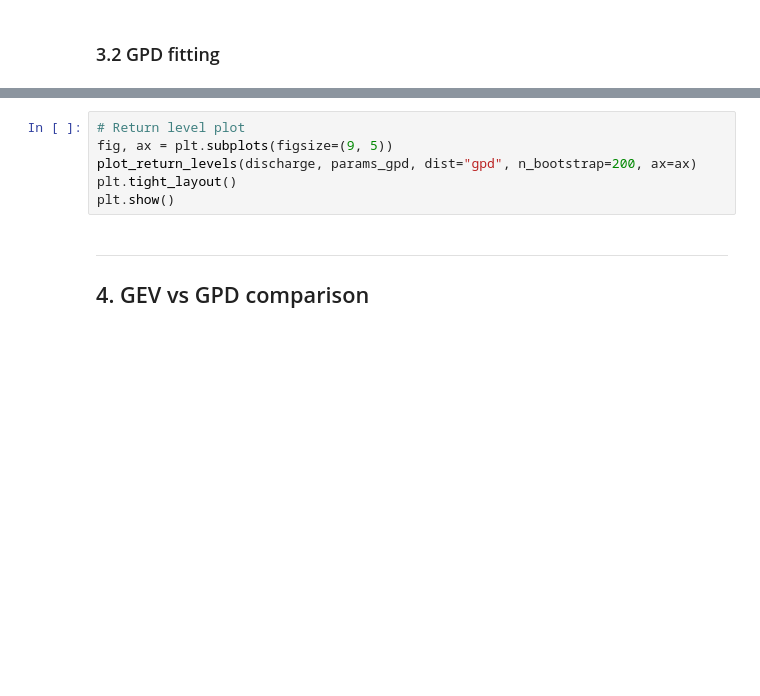
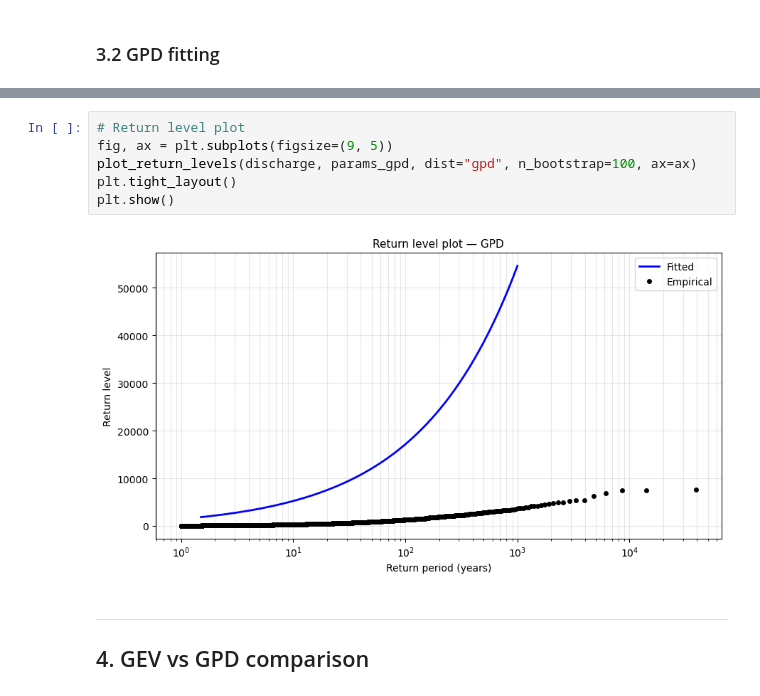
Before and after one commit to navass11/HYDRA, a Jupyter notebook: notebooks/climate/extreme_value_analysis.ipynb, the cells around one changed output, grey strips where cells are left out. Saved outputs shown, nothing was run; the diff lists cells and outputs as text; blank space fills up the shorter version.

```diff
--- a/notebooks/climate/extreme_value_analysis.ipynb
+++ b/notebooks/climate/extreme_value_analysis.ipynb
@@ -214,9 +287,11 @@ print(pd.DataFrame({"T (years)": T_values, "Return level (m³/s)": rl_gpd.values
 # %%
 # Return level plot
 fig, ax = plt.subplots(figsize=(9, 5))
-plot_return_levels(discharge, params_gpd, dist="gpd", n_bootstrap=200, ax=ax)
+plot_return_levels(discharge, params_gpd, dist="gpd", n_bootstrap=100, ax=ax)
 plt.tight_layout()
 plt.show()
+# %% [output]
+[figure, added]
 # %% [markdown]
 ---
 ## 4. GEV vs GPD comparison
```
Also changed, not shown: parts of 20 cells of this notebook, 29 other files.
